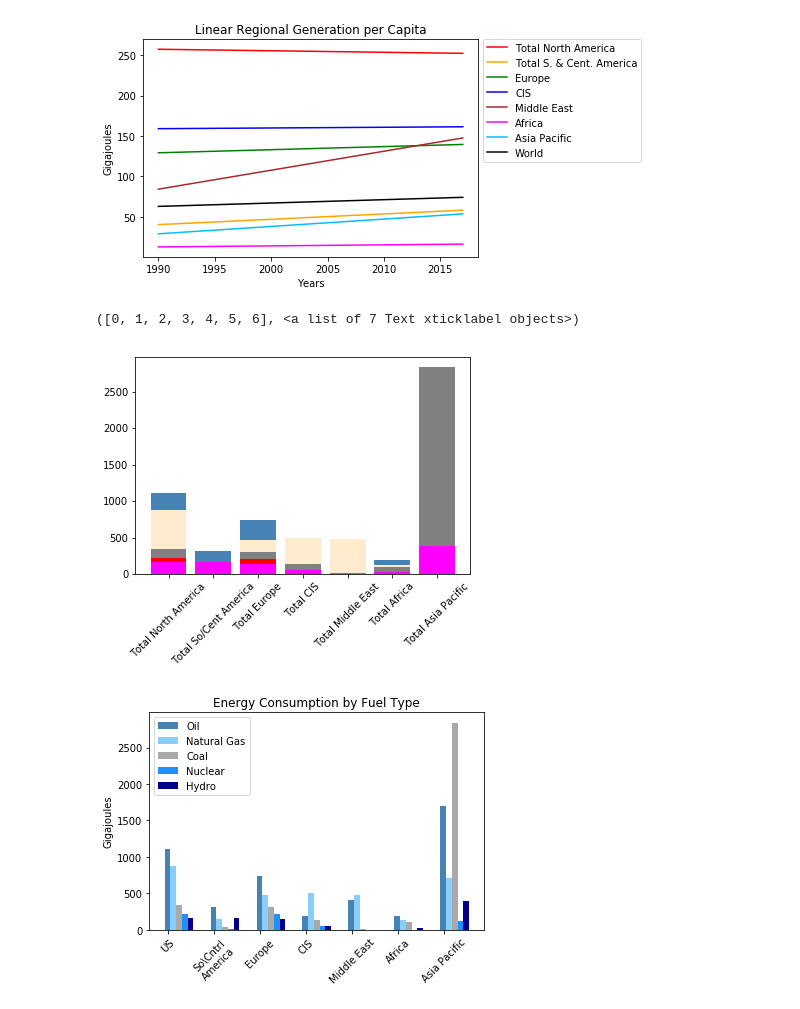
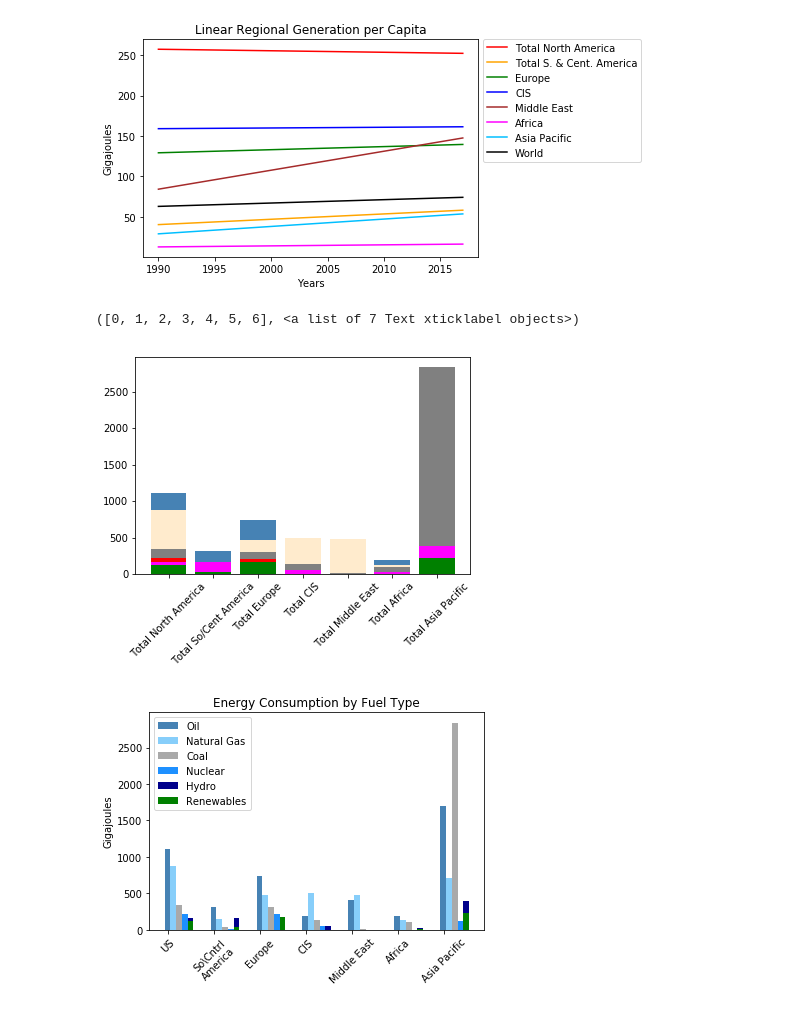
Before and after one commit to gabigham/dagger, a Jupyter notebook: USvsWorld.ipynb, the cells around one changed output. Drawn from its saved outputs; the diff is of its cells as text; code cells hidden in the pictures.

Commit message:
graph for green capacity added

```diff
--- a/USvsWorld.ipynb
+++ b/USvsWorld.ipynb
@@ -186,29 +197,31 @@ plt.savefig("Linear Regional Energy Gen Over Time.png")
 # %%
 oil=green_df["Oil"]
 gas=green_df["Natural Gas"]
 coal=green_df["Coal"]
 nuclear=green_df["Nuclear Energy"]
 hydro=green_df["Hydro"]
+renewables = green_df["Renewables"]
 
 plt.bar(green_df["Region"],oil,color="steelblue")
 plt.bar(green_df["Region"],gas, color="blanchedalmond")
 plt.bar(green_df["Region"],coal, color="gray")
 plt.bar(green_df["Region"],nuclear,color="red")
 plt.bar(green_df["Region"],hydro,color="fuchsia")
+plt.bar(green_df["Region"],renewables,color="green")
 
 #green_df.pivot("Oil","Natural Gas","Coal").plot(kind='bar')
 
 # plt.bar(green_df["Region"],oil,color="steelblue")
 # plt.bar(green_df["Region"],gas,bottom=oil, color="blanchedalmond")
 # plt.bar(green_df["Region"],coal,bottom=gas, color="gray")
 # plt.bar(green_df["Region"],nuclear,bottom=coal,color="red")
 # plt.bar(green_df["Region"],hydro,bottom=nuclear,color="fuchsia")
 
 #plt.bar(green_d,color="rosybrodf["Region"],green_df["Natural Gas]",bottom=green_df["Oil"],color="rosybrown")
 plt.xticks(rotation=45)
 # %% [output]
 ([0, 1, 2, 3, 4, 5, 6], <a list of 7 Text xticklabel objects>)
-[figure, old version]
+[figure, new version]
 # %%
 N = 7
 # menMeans = (150*cm, 160*cm, 146*cm, 172*cm, 155*cm)
@@ -223,20 +236,20 @@ p2 = ax.bar(ind + width, gas, width, bottom=0,color="lightskyblue")
 p3 = ax.bar(ind + width*2, coal, width, bottom=0,color="darkgray")
 p4 = ax.bar(ind + width*3, nuclear, width, bottom=0,color="dodgerblue")
 p5 = ax.bar(ind + width*4, hydro, width, bottom=0,color="darkblue")
-
+p6 = ax.bar(ind + width*4, renewables, width, bottom=0, color="green")
 
 ax.set_title('Energy Consumption by Fuel Type')
 ax.set_xticks(ind + width / 10)
 ax.set_xticklabels(('US', 'So\Cntrl\nAmerica', 'Europe', 'CIS', 'Middle East','Africa', 'Asia Pacific'),rotation=45)
 
-ax.legend((p1[0], p2[0],p3[0], p4[0],p5[0]), ('Oil', 'Natural Gas','Coal','Nuclear','Hydro'))
+ax.legend((p1[0], p2[0],p3[0], p4[0],p5[0], p6[0]), ('Oil', 'Natural Gas','Coal','Nuclear','Hydro', 'Renewables'))
 ax.set_ylabel("Gigajoules")
 #ax.yaxis.set_units("Gigajoules")
 #ax.autoscale_view()
 
 plt.show()
 # %% [output]
-[figure, old version]
+[figure, new version]
 # %%
 oil_cap = green_cap_df["Oil"]
 gas_cap = green_cap_df["Natural Gas"]
```
Also changed, not shown: parts of 2 cells of this notebook.
